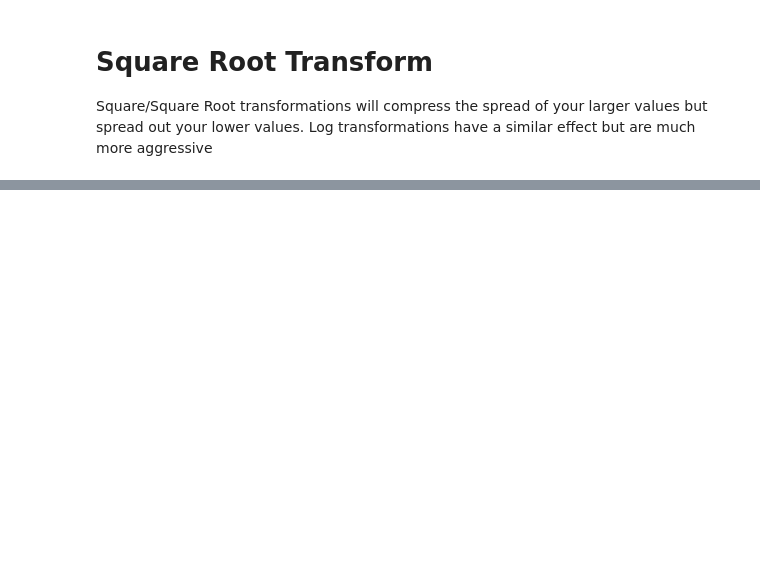
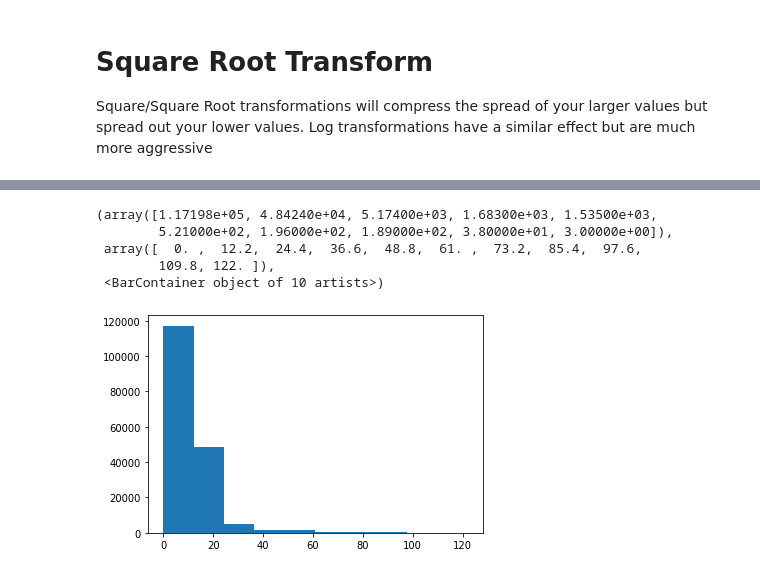
Before and after one commit to PlayingNumbers/ML_Process_Course, a Jupyter notebook: 7_feature_engineering/7_2_scaling/feature-scaling.ipynb, the cells around one changed output, grey strips where cells are left out. Drawn from its saved outputs; the diff is of its cells as text; code cells hidden in the pictures; blank space fills up the shorter version.

```diff
--- a/7_feature_engineering/7_2_scaling/feature-scaling.ipynb
+++ b/7_feature_engineering/7_2_scaling/feature-scaling.ipynb
@@ -36,7 +23,7 @@ Feature scaling is important for we are using models with a distance metric. If
 - Binning
 - Creative Features
 # %%
-df = pd.read_csv('/kaggle/input/craigslist-carstrucks-data/vehicles.csv')
+df = pd.read_csv('vehicles.csv')
 
 #let's add a column for car age that will help us later on:
 df['car_age'] = df['year'].max() - df['year']
@@ -266,0 +377,9 @@ transformed_exp['odometer']
+# %%
+plt.hist(X_train['car_age'])
+# %% [output]
+(array([1.17198e+05, 4.84240e+04, 5.17400e+03, 1.68300e+03, 1.53500e+03,
+        5.21000e+02, 1.96000e+02, 1.89000e+02, 3.80000e+01, 3.00000e+00]),
+ array([  0. ,  12.2,  24.4,  36.6,  48.8,  61. ,  73.2,  85.4,  97.6,
+        109.8, 122. ]),
+ <BarContainer object of 10 artists>)
+[figure, added]
```
Also changed, not shown: parts of 38 cells of this notebook.
